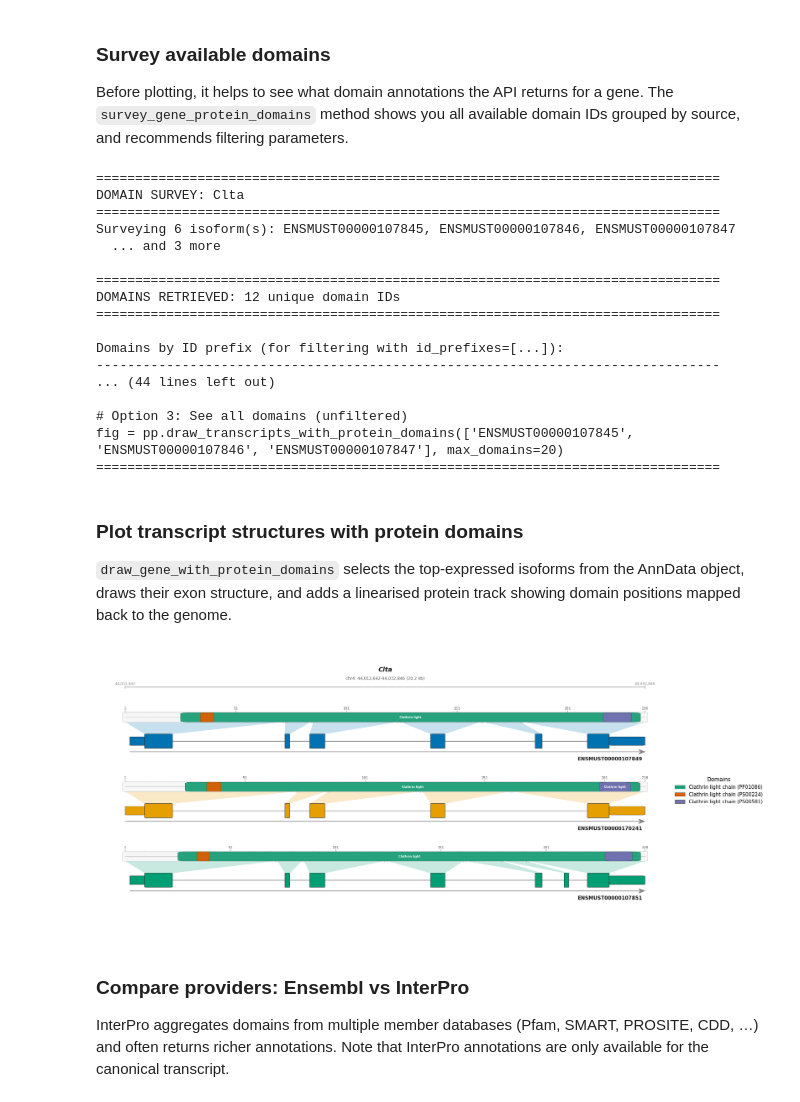
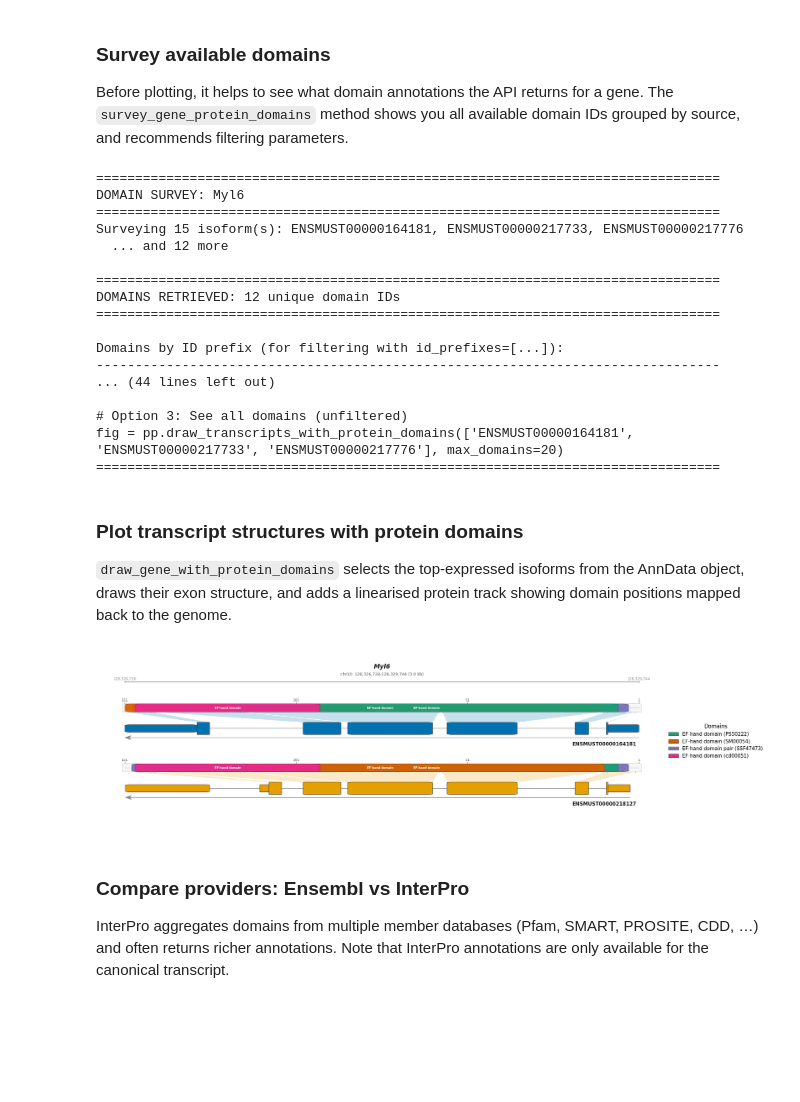
Before and after one commit to cobioda/allos, a Jupyter notebook: tutorial_notebooks/01_single_cell_tutorial.ipynb, the cells around one changed output. Cells and saved outputs as stored; diff of their text form; code cells hidden in the pictures; blank space fills up the shorter version.

```diff
--- a/tutorial_notebooks/01_single_cell_tutorial.ipynb
+++ b/tutorial_notebooks/01_single_cell_tutorial.ipynb
@@ -696,13 +715,13 @@ pplot = ProteinPlots(transcript_data=td, protein_data=pd)
 
 Before plotting, it helps to see what domain annotations the API returns for a gene. The `survey_gene_protein_domains` method shows you all available domain IDs grouped by source, and recommends filtering parameters.
 # %%
-survey = pplot.survey_gene_protein_domains("Clta")
+survey = pplot.survey_gene_protein_domains("Myl6")
 # %% [output]
 ================================================================================
-DOMAIN SURVEY: Clta
+DOMAIN SURVEY: Myl6
 ================================================================================
-Surveying 6 isoform(s): ENSMUST00000107845, ENSMUST00000107846, ENSMUST00000107847
-  ... and 3 more
+Surveying 15 isoform(s): ENSMUST00000164181, ENSMUST00000217733, ENSMUST00000217776
+  ... and 12 more
 
 ================================================================================
 DOMAINS RETRIEVED: 12 unique domain IDs
@@ -713,7 +732,7 @@ Domains by ID prefix (for filtering with id_prefixes=[...]):
 ... (44 lines left out)
 
 # Option 3: See all domains (unfiltered)
-fig = pp.draw_transcripts_with_protein_domains(['ENSMUST00000107845', 'ENSMUST00000107846', 'ENSMUST00000107847'], max_domains=20)
+fig = pp.draw_transcripts_with_protein_domains(['ENSMUST00000164181', 'ENSMUST00000217733', 'ENSMUST00000217776'], max_domains=20)
 ================================================================================
 # %% [markdown]
 ### Plot transcript structures with protein domains
@@ -721,16 +740,16 @@ fig = pp.draw_transcripts_with_protein_domains(['ENSMUST00000107845', 'ENSMUST00
 `draw_gene_with_protein_domains` selects the top-expressed isoforms from the AnnData object, draws their exon structure, and adds a linearised protein track showing domain positions mapped back to the genome.
 # %%
 fig = pplot.draw_gene_with_protein_domains(
-    gene="Clta",
+    gene="Myl6",
     adata=adata,
     top_n=3,
     provider="ensembl",
     id_prefixes=["PF", "SM", "PS", "cd", "SS"],
     max_domains=8,
 )
 plt.show()
 # %% [output]
-[figure, old version]
+[figure, new version]
 # %% [markdown]
 ### Compare providers: Ensembl vs InterPro
 
```
Also changed, not shown: parts of 11 cells of this notebook, 10 other files.
